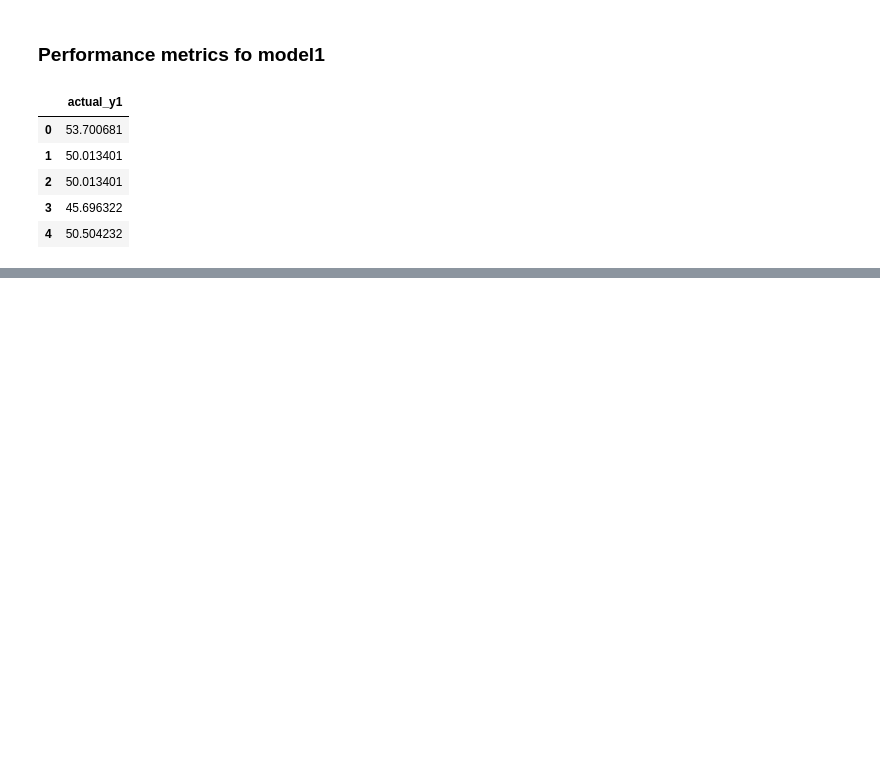
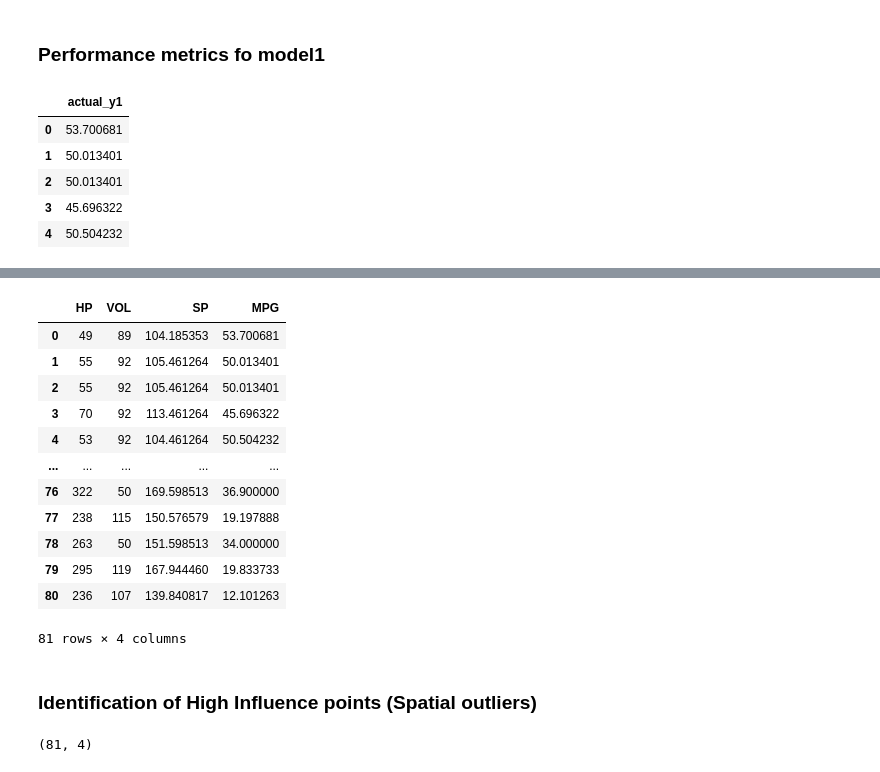
Before and after one commit to shashi-naidu/aiml_shashi, a Jupyter notebook: MultiLinearRegression.ipynb, the cells around one changed output, grey strips where cells are left out. Saved outputs shown, nothing was run; the diff lists cells and outputs as text; code cells hidden in the pictures; blank space fills up the shorter version.

```diff
--- a/MultiLinearRegression.ipynb
+++ b/MultiLinearRegression.ipynb
@@ -254,0 +304,3 @@ df1.head()
+# %%
+cars1=cars.drop("WT",axis=1)
+cars1.head()
@@ -254,0 +377,22 @@ df1.head()
+# %%
+cars1
+# %% [output]
+|  | HP | VOL | SP | MPG |
+| 0 | 49 | 89 | 104.185353 | 53.700681 |
+| 1 | 55 | 92 | 105.461264 | 50.013401 |
+| 2 | 55 | 92 | 105.461264 | 50.013401 |
+| 3 | 70 | 92 | 113.461264 | 45.696322 |
+| 4 | 53 | 92 | 104.461264 | 50.504232 |
+| ... | ... | ... | ... | ... |
+| 76 | 322 | 50 | 169.598513 | 36.900000 |
+| 77 | 238 | 115 | 150.576579 | 19.197888 |
+| 78 | 263 | 50 | 151.598513 | 34.000000 |
+| 79 | 295 | 119 | 167.944460 | 19.833733 |
+| 80 | 236 | 107 | 139.840817 | 12.101263 |
+81 rows × 4 columns
+# %% [markdown]
+### Identification of High Influence points (Spatial outliers)
+# %%
+cars1.shape
+# %% [output]
+(81, 4)
```
Also changed, not shown: parts of 27 cells of this notebook.
